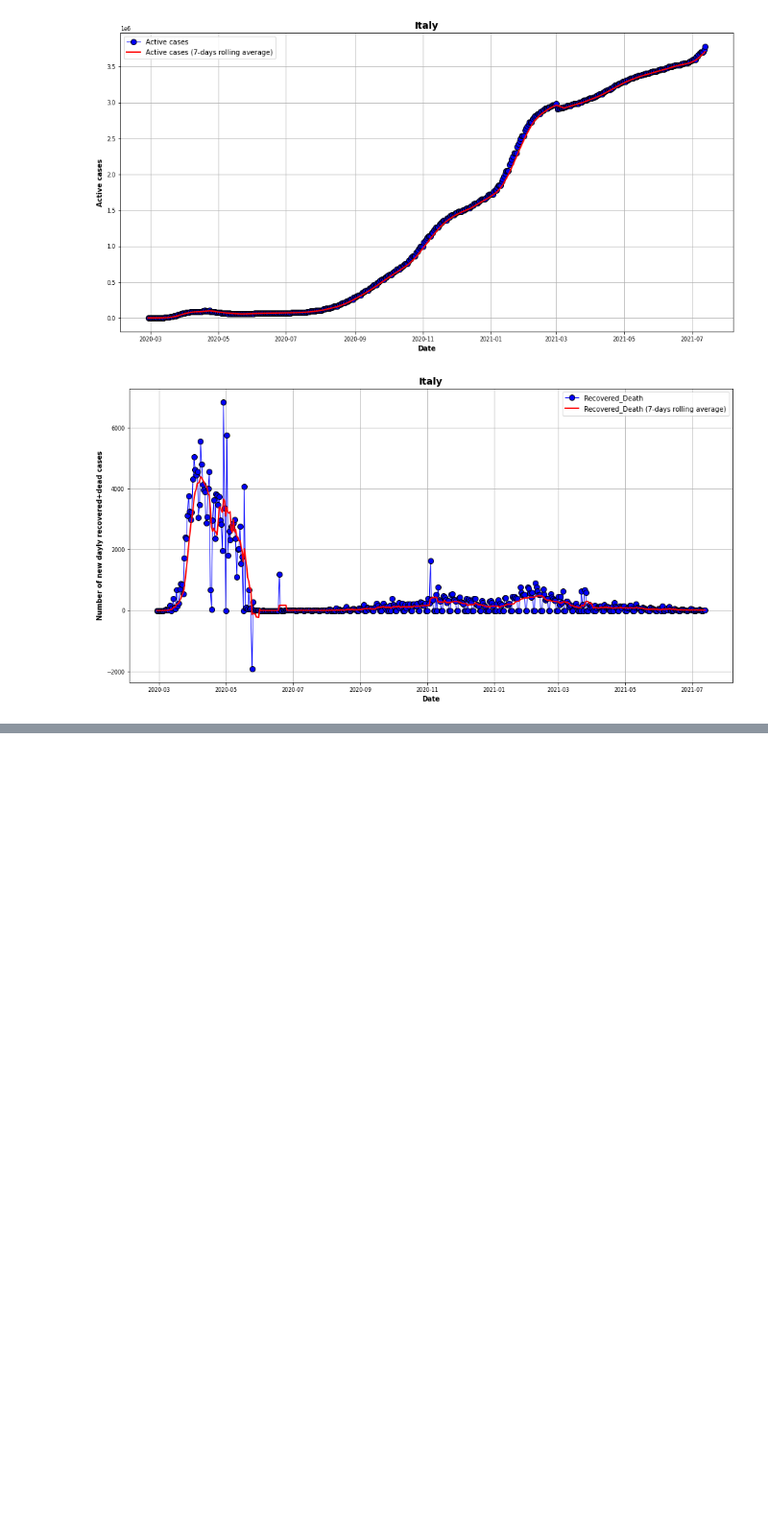
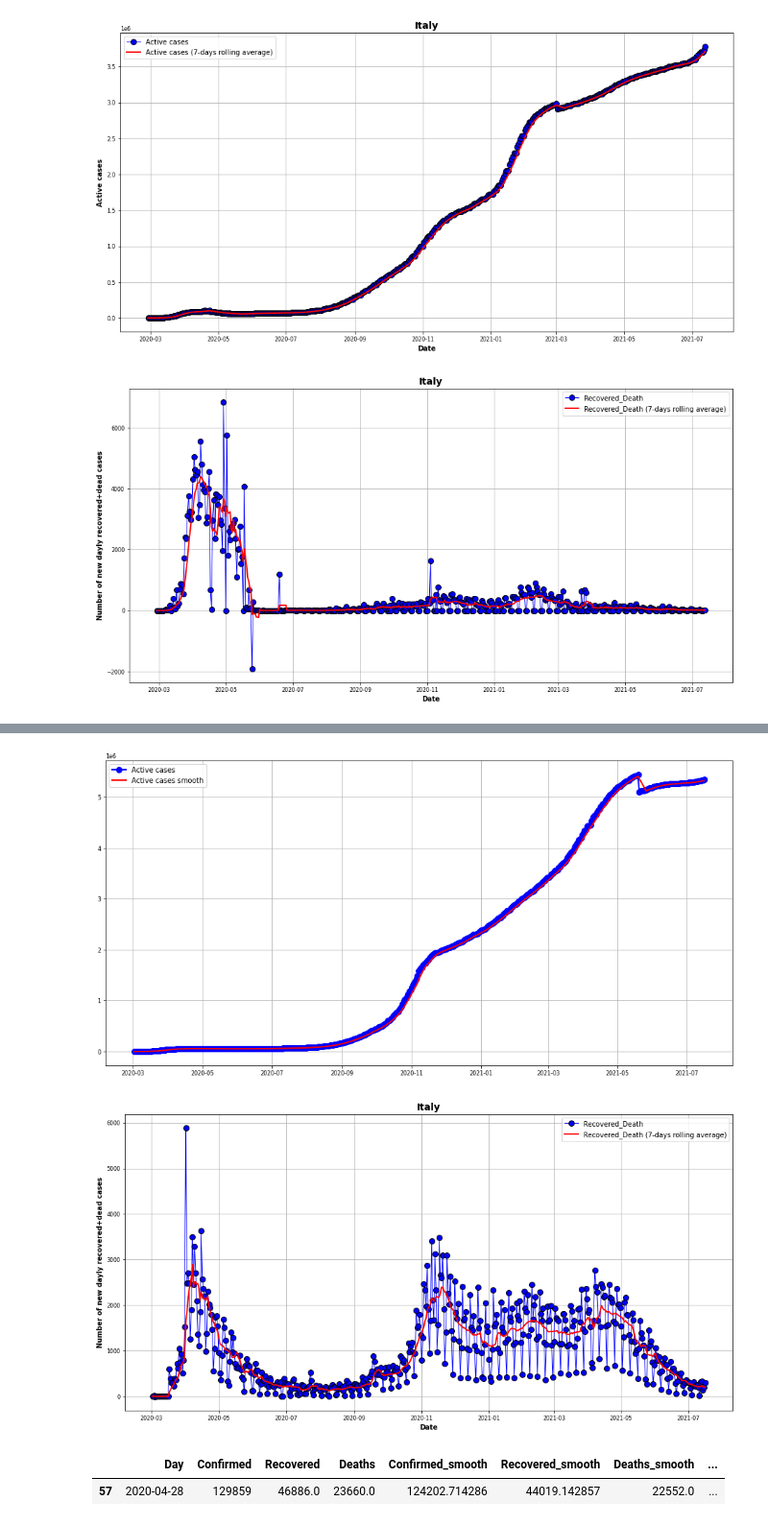
Before and after one commit to Nuelam9/Bayesian-inference-on-SCIR-epidemic-model, a Jupyter notebook: Advanced-statistics/notebook/data_preprocessing.ipynb, the cells around one changed output, grey strips where cells are left out. Shown at 96% size. Saved outputs shown, nothing was run; the diff lists cells and outputs as text; code cells hidden in the pictures; blank space fills up the shorter version.

```diff
--- a/Advanced-statistics/notebook/data_preprocessing.ipynb
+++ b/Advanced-statistics/notebook/data_preprocessing.ipynb
@@ -313,3 +271,26 @@ plt.show()
 # %% [output]
 [figure]
 [figure]
+# %%
+df_fra = pd.read_csv('../Data/synthese-fra.csv')
+
+df_fra = df_fra[['date', 'total_cas_confirmes', 'total_deces_hopital', 'total_deces_ehpad', 'total_patients_gueris']]
+df_fra['Deaths'] = df_fra['total_deces_hopital'] + df_fra['total_deces_ehpad']
+del df_fra['total_deces_hopital']
+del df_fra['total_deces_ehpad']
+
+df_fra.columns = ['Day', 'Confirmed', 'Recovered', 'Deaths']
+
+df_fra.fillna(0, inplace=True)
+
+df_fra['Confirmed_smooth'] = df_fra.Confirmed.rolling(7, min_periods=1).mean()
+df_fra['Recovered_smooth'] = df_fra.Recovered.rolling(7, min_periods=1).mean()
+df_fra['Deaths_smooth'] = df_fra.Deaths.rolling(7, min_periods=1).mean()
+df_fra['Active_cases'] = df_fra.Confirmed - df_fra.Recovered - df_fra.Deaths
+df_fra['Active_cases_smooth'] = df_fra.Confirmed_smooth - df_fra.Recovered_smooth - df_fra.Deaths_smooth
+df_fra['Recovered_Death'] = (df_fra.Recovered + df_fra.Deaths).diff().fillna(0) # (daily derivative)
+df_fra['Recovered_Death_smooth'] = (df_fra.Recovered_smooth + df_fra.Deaths_smooth).diff().fillna(0) # (daily derivative)
+df_fra['Day'] = pd.to_datetime(df_fra.Day, format='%Y.%m.%d').dt.strftime('%Y.%m.%d')
+
+
+df_fra
@@ -315,0 +311,21 @@ plt.show()
+# %%
+plt.plot(pd.to_datetime(df_fra.Day), df_fra.Active_cases, 'bo-', label='Active cases')
+plt.plot(pd.to_datetime(df_fra.Day), df_fra.Active_cases_smooth, 'r-', label='Active cases smooth')
+plt.legend()
+plt.grid()
+plt.show()
+
+plt.plot(pd.to_datetime(df_fra.Day), df_fra.Recovered_Death, 'bo-', lw=1, mfc='b', mec='k', label='Recovered_Death')
+plt.plot(pd.to_datetime(df_fra.Day), df_fra.Recovered_Death_smooth, 'r', lw=2, label='Recovered_Death (7-days rolling average)')
+ymin, ymax = plt.ylim()
+plt.xlabel('Date')
+plt.ylabel('Number of new dayly recovered+dead cases')
+plt.title('Italy', weight='bold', fontsize=14)
+plt.legend()
+plt.grid()
+#plt.xlim(pd.to_datetime(df_fra[df_fra.Day == '2020.05.01'].Day), pd.to_datetime(df_fra[df_fra.Day == '2021.07.01'].Day))
+#plt.savefig("recovered_death_data_Spain.png", quality=100, transparent=True, dpi=400)
+plt.show()
+# %% [output]
+[figure, added]
+[figure, added]
@@ -315,0 +335,5 @@ plt.show()
+# %%
+df_fra[df_fra.Active_cases_smooth == df_fra[df_fra.Day <= '2020-06-01'].Active_cases_smooth.max()]
+# %% [output]
+|  | Day | Confirmed | Recovered | Deaths | Confirmed_smooth | Recovered_smooth | Deaths_smooth | ... |
+| 57 | 2020-04-28 | 129859 | 46886.0 | 23660.0 | 124202.714286 | 44019.142857 | 22552.0 | ... |
```
Also changed, not shown: parts of 9 cells of this notebook, 6 other files.
